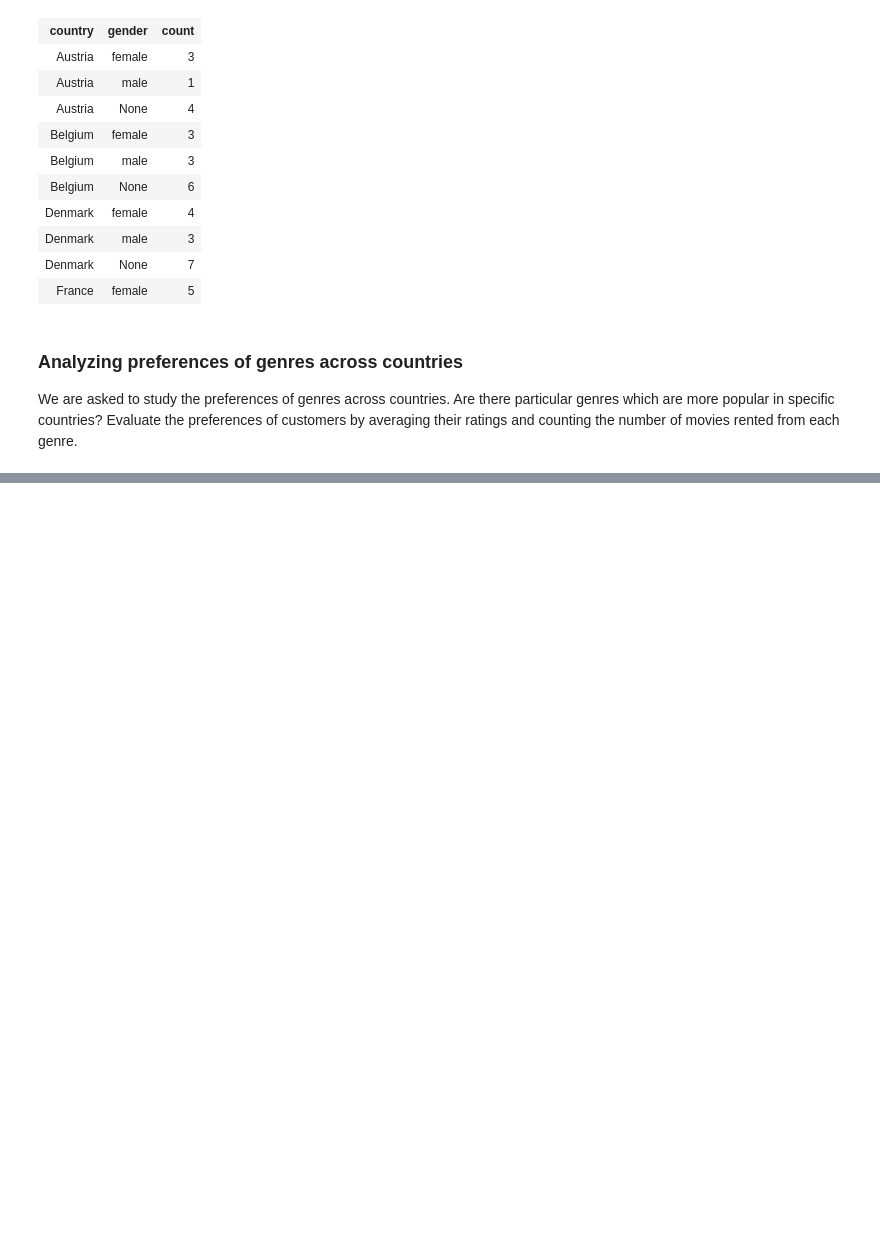
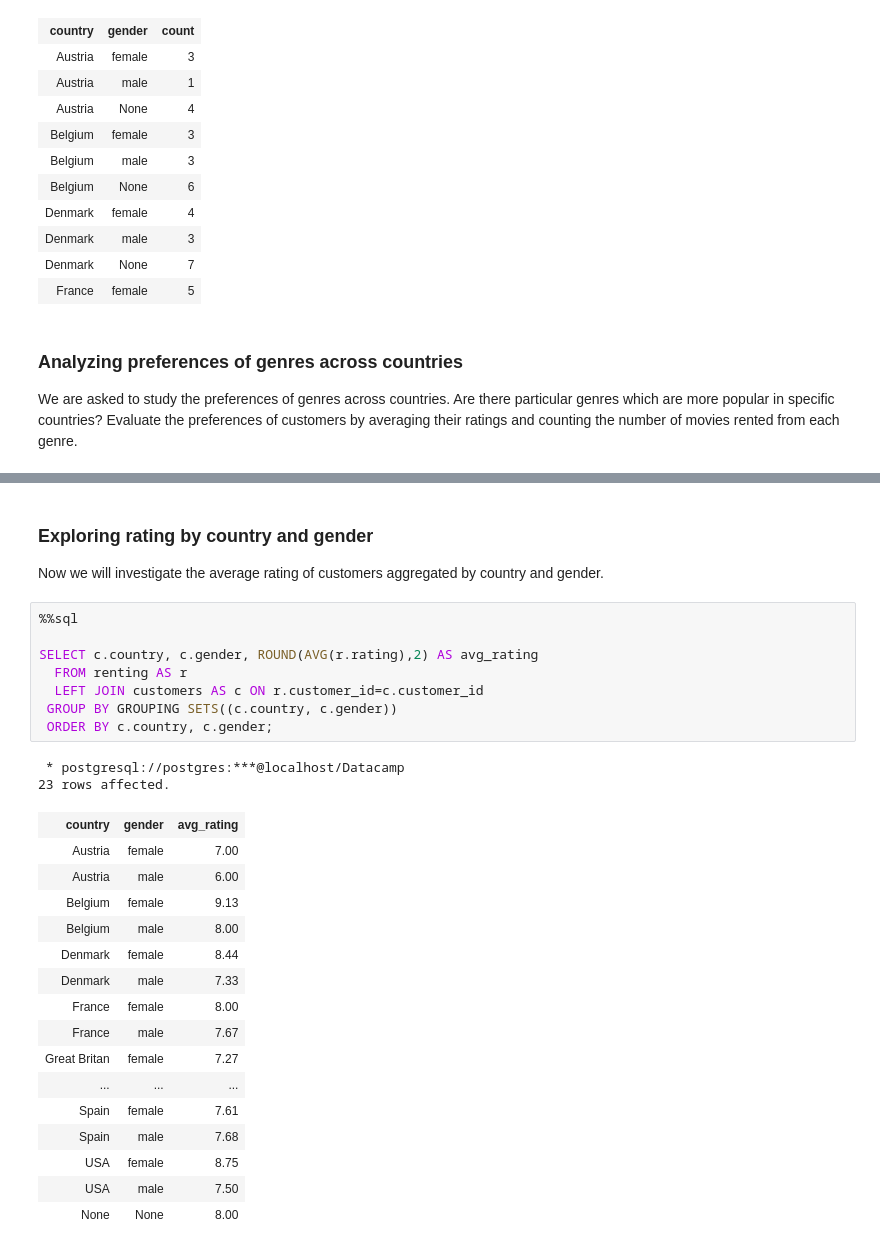
Before and after one commit to felixodette/Movies-PostgreSQL, a Jupyter notebook: notebook.ipynb, the cells around one changed output, grey strips where cells are left out. Saved outputs shown, nothing was run; the diff lists cells and outputs as text; blank space fills up the shorter version.

```diff
--- a/notebook.ipynb
+++ b/notebook.ipynb
@@ -923,0 +977,31 @@ We are asked to study the preferences of genres across countries. Are there part
+# %% [markdown]
+### Exploring rating by country and gender
+
+Now we will investigate the average rating of customers aggregated by country and gender.
+# %%
+%%sql
+
+SELECT c.country, c.gender, ROUND(AVG(r.rating),2) AS avg_rating
+  FROM renting AS r
+  LEFT JOIN customers AS c ON r.customer_id=c.customer_id
+ GROUP BY GROUPING SETS((c.country, c.gender))
+ ORDER BY c.country, c.gender;
+# %% [output]
+ * postgresql://postgres:***@localhost/Datacamp
+23 rows affected.
+| country | gender | avg_rating |
+| Austria | female | 7.00 |
+| Austria | male | 6.00 |
+| Belgium | female | 9.13 |
+| Belgium | male | 8.00 |
+| Denmark | female | 8.44 |
+| Denmark | male | 7.33 |
+| France | female | 8.00 |
+| France | male | 7.67 |
+| Great Britan | female | 7.27 |
+| ... | ... | ... |
+| Spain | female | 7.61 |
+| Spain | male | 7.68 |
+| USA | female | 8.75 |
+| USA | male | 7.50 |
+| None | None | 8.00 |
```
Also changed, not shown: parts of 5 cells of this notebook.
